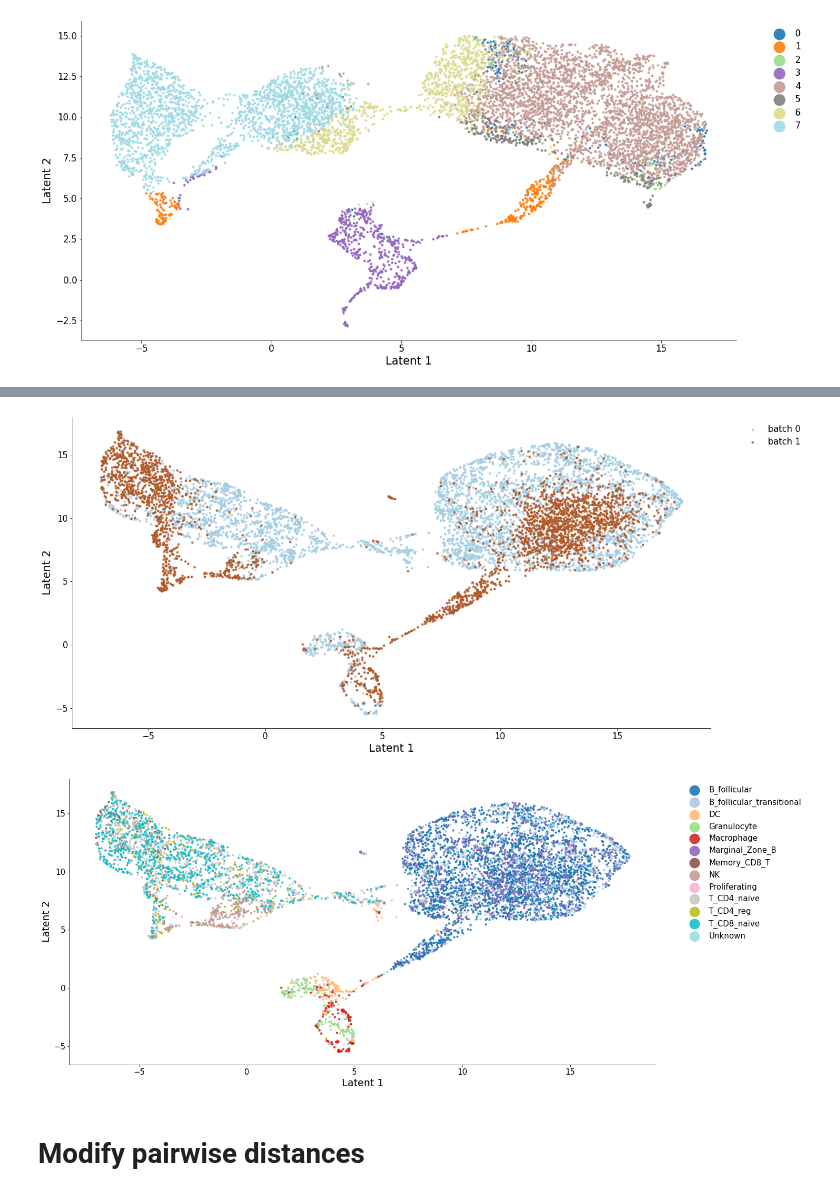
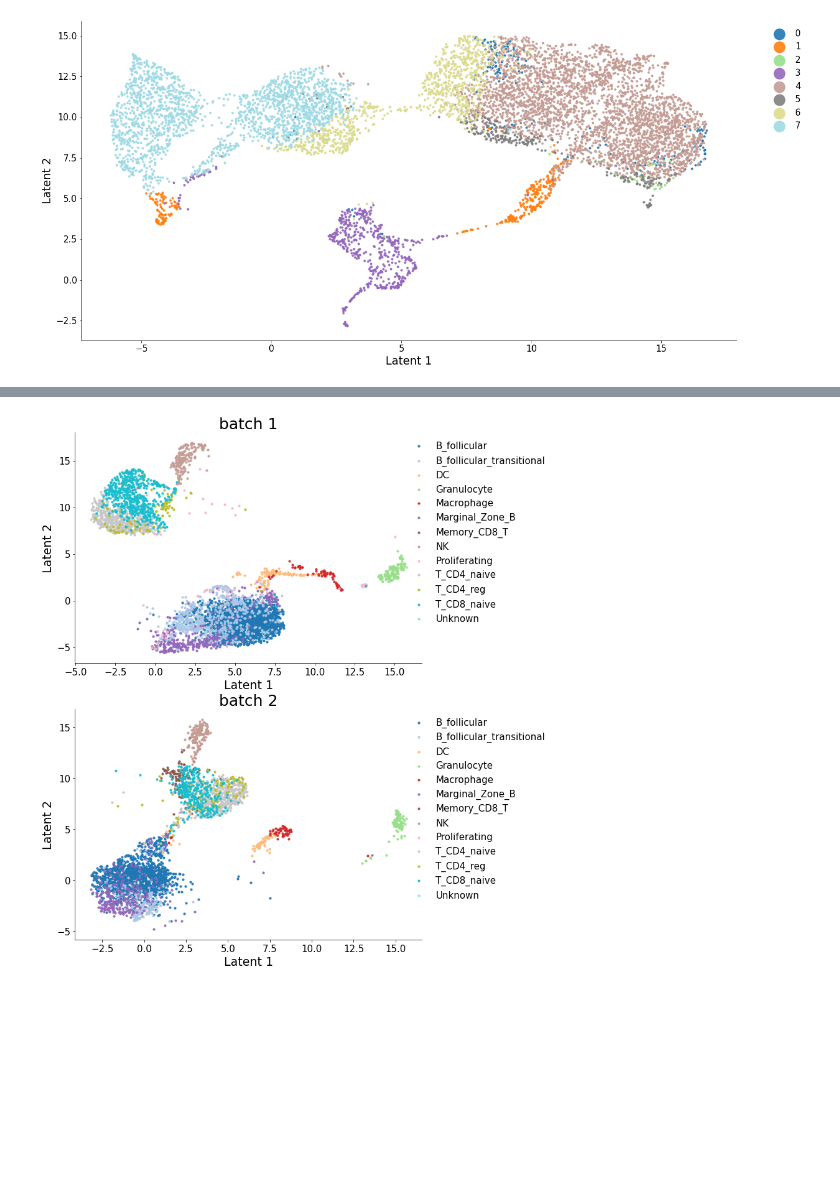
Before and after one commit to PeterZZQ/scMoMaT, a Jupyter notebook: Examples/test_Spleen_modified.ipynb, the cells around one changed output, grey strips where cells are left out. Cells and saved outputs as stored; diff of their text form; code cells hidden in the pictures; blank space fills up the shorter version.

```diff
--- a/Examples/test_Spleen_modified.ipynb
+++ b/Examples/test_Spleen_modified.ipynb
@@ -211,43 +287,34 @@ utils.plot_latent_ext(x_umaps, annos = pre_labels, mode = "joint", save = None,
+# %%
+zs = []
+labels = []
+prec_labels = []
+pre_labels = []
+for batch in range(0,2):
+    z = model1.softmax(model1.C_cells[str(batch)].cpu().detach()).numpy()
+    # z = model1.C_cells[batch].cpu().detach().numpy()
+    zs.append(z)
+    labels.append(pd.read_csv(os.path.join(dir, 'meta_c' + str(batch + 1) + '.csv'), index_col=0)["cell_type"].values.squeeze())
+    pre_labels.append(np.argmax(z, axis = 1).squeeze())
 # %%
-# scDART flavor
-
-zs = []
-labels = []
-prec_labels = []
-pre_labels = []
-for batch in range(2):
-    z = model1.softmax(model1.C_cells[batch].cpu().detach()).numpy()
-    zs.append(z)
-    labels.append(pd.read_csv(os.path.join(dir, 'meta_c' + str(batch + 1) + '.csv'), index_col=0)["cell_type"].values.squeeze())
-    pre_labels.append(np.argmax(z, axis = 1).squeeze())
-
-
-zs2 = utils.match_embeds(zs, k = 10, reference = 1, bandwidth = 40)
-
-x_umap = umap_op.fit_transform(np.concatenate(zs2, axis = 0))
+umap_op = UMAP(n_components = 2, n_neighbors = 15, min_dist = 0.6, random_state = 0)
+x_umap = umap_op.fit_transform(np.concatenate(zs, axis=0))
 # separate into batches
 x_umaps = []
-for batch in range(2):
+for batch in range(0,2):
     if batch == 0:
         start_pointer = 0
-        end_pointer = start_pointer + zs2[batch].shape[0]
+        end_pointer = start_pointer + zs[batch].shape[0]
         x_umaps.append(x_umap[start_pointer:end_pointer,:])
     elif batch == 1:
-        start_pointer = start_pointer + zs2[batch - 1].shape[0]
+        start_pointer = start_pointer + zs[batch - 1].shape[0]
         x_umaps.append(x_umap[start_pointer:,:])
     else:
-        start_pointer = start_pointer + zs2[batch - 1].shape[0]
-        end_pointer = start_pointer + zs2[batch].shape[0]
+        start_pointer = start_pointer + zs[batch - 1].shape[0]
+        end_pointer = start_pointer + zs[batch].shape[0]
         x_umaps.append(x_umap[start_pointer:end_pointer,:])
 
-utils.plot_latent_ext(x_umaps, annos = labels, mode = "modality", save = None,
-                      figsize = (20,10), axis_label = "Latent")
+# utils.plot_latent_ext(x_umaps, annos = prec_labels, mode = "separate", save = None, figsize = (10,30), axis_label = "Latent")
 
-
-utils.plot_latent_ext(x_umaps, annos = labels, mode = "joint", save = None,
-                      figsize = (20,10), axis_label = "Latent", markerscale = 6)
+utils.plot_latent_ext(x_umaps, annos = labels, mode = "separate", save = None, figsize = (10,15), axis_label = "Latent")
 # %% [output]
-[figure, old version]
+[figure, new version]
-[figure, removed]
-# %% [markdown]
-# Modify pairwise distances
```
Also changed, not shown: parts of 22 cells of this notebook, 2 other files.
